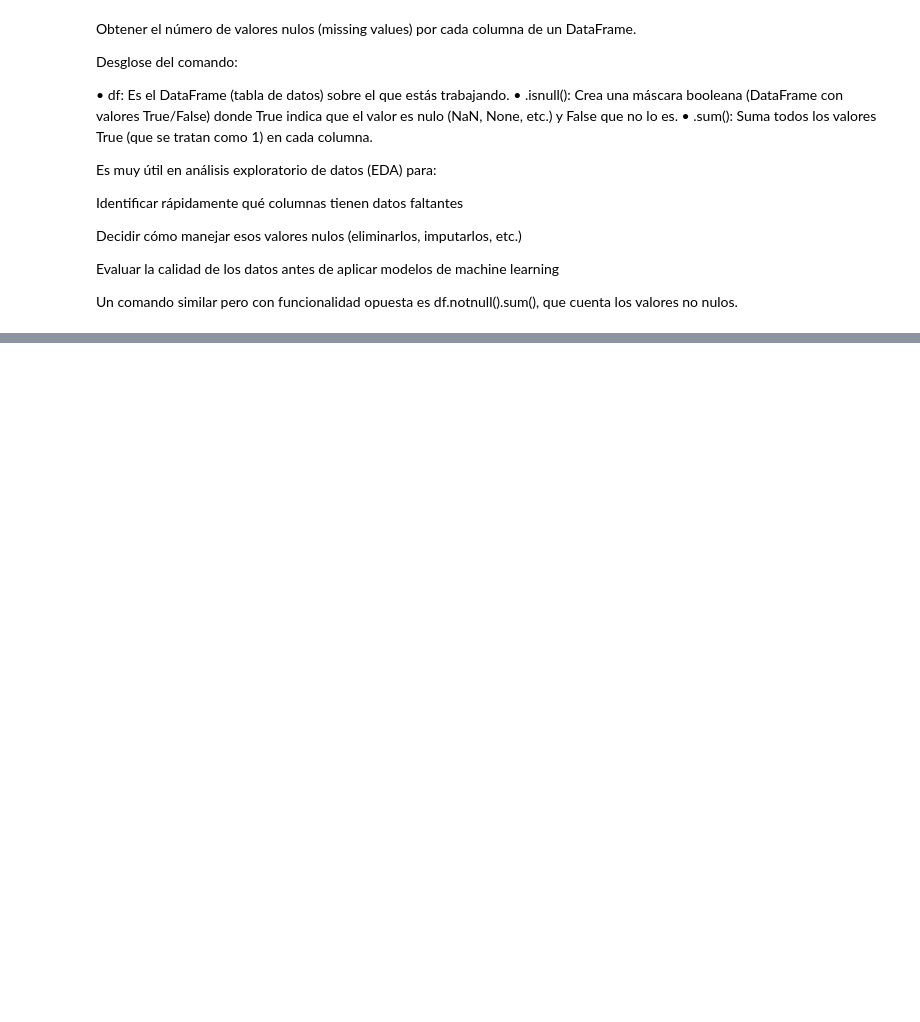
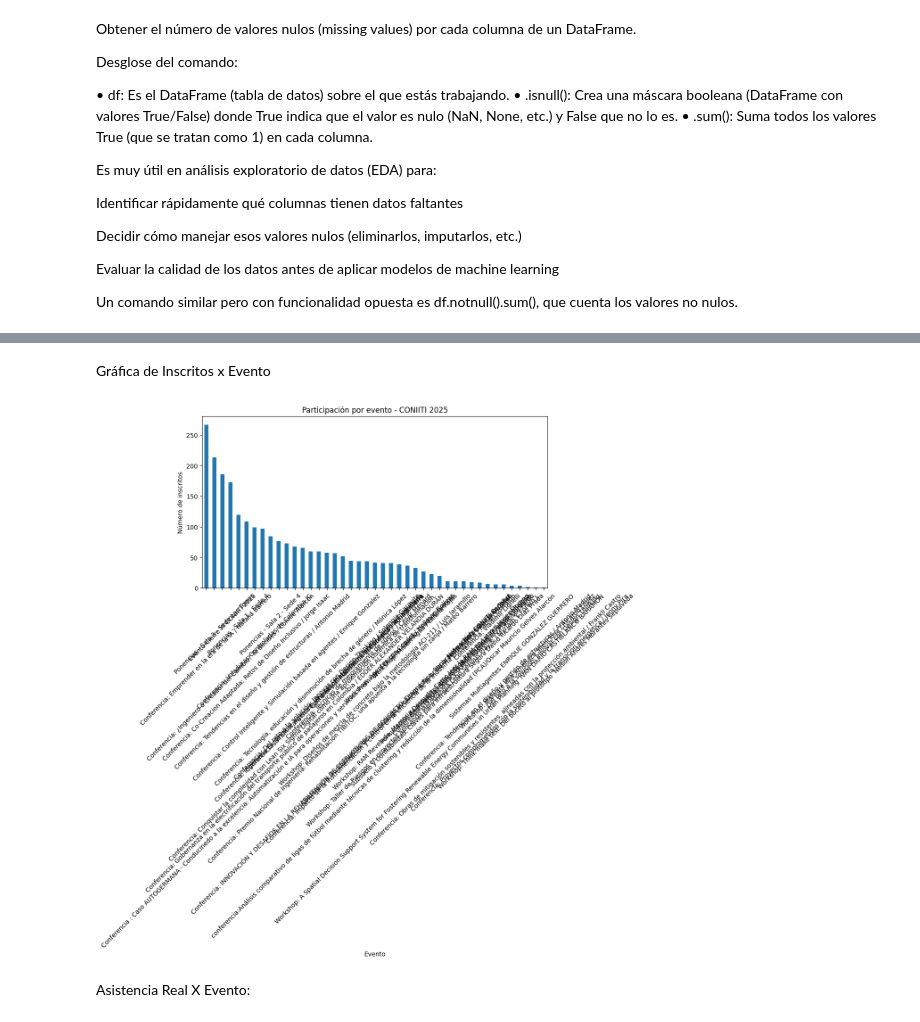
Before and after one commit to Jefesneipago/coniiti-analytics, a Jupyter notebook: notebooks/01_exploracion.ipynb, the cells around one changed output, grey strips where cells are left out. Saved outputs shown, nothing was run; the diff lists cells and outputs as text; code cells hidden in the pictures; blank space fills up the shorter version.

Commit message:
Analisis participación y asistencia Efectiva

```diff
--- a/notebooks/01_exploracion.ipynb
+++ b/notebooks/01_exploracion.ipynb
@@ -193,0 +412,4 @@ df['nom_Evento'].unique()
+# %%
+eventos_inscritos = df['nom_Evento'].value_counts()
+
+print(eventos_inscritos)
@@ -193,0 +434,19 @@ df['nom_Evento'].unique()
+# %% [markdown]
+Gráfica de Inscritos x Evento
+# %%
+import matplotlib.pyplot as plt
+
+eventos_inscritos.plot(
+    kind='bar',
+    figsize=(10,5)
+)
+
+plt.title("Participación por evento - CONIITI 2025")
+plt.xlabel("Evento")
+plt.ylabel("Número de inscritos")
+plt.xticks(rotation=45)
+plt.show()
+# %% [output]
+[figure, added]
+# %% [markdown]
+Asistencia Real X Evento:
```
Also changed, not shown: parts of 31 cells of this notebook.
